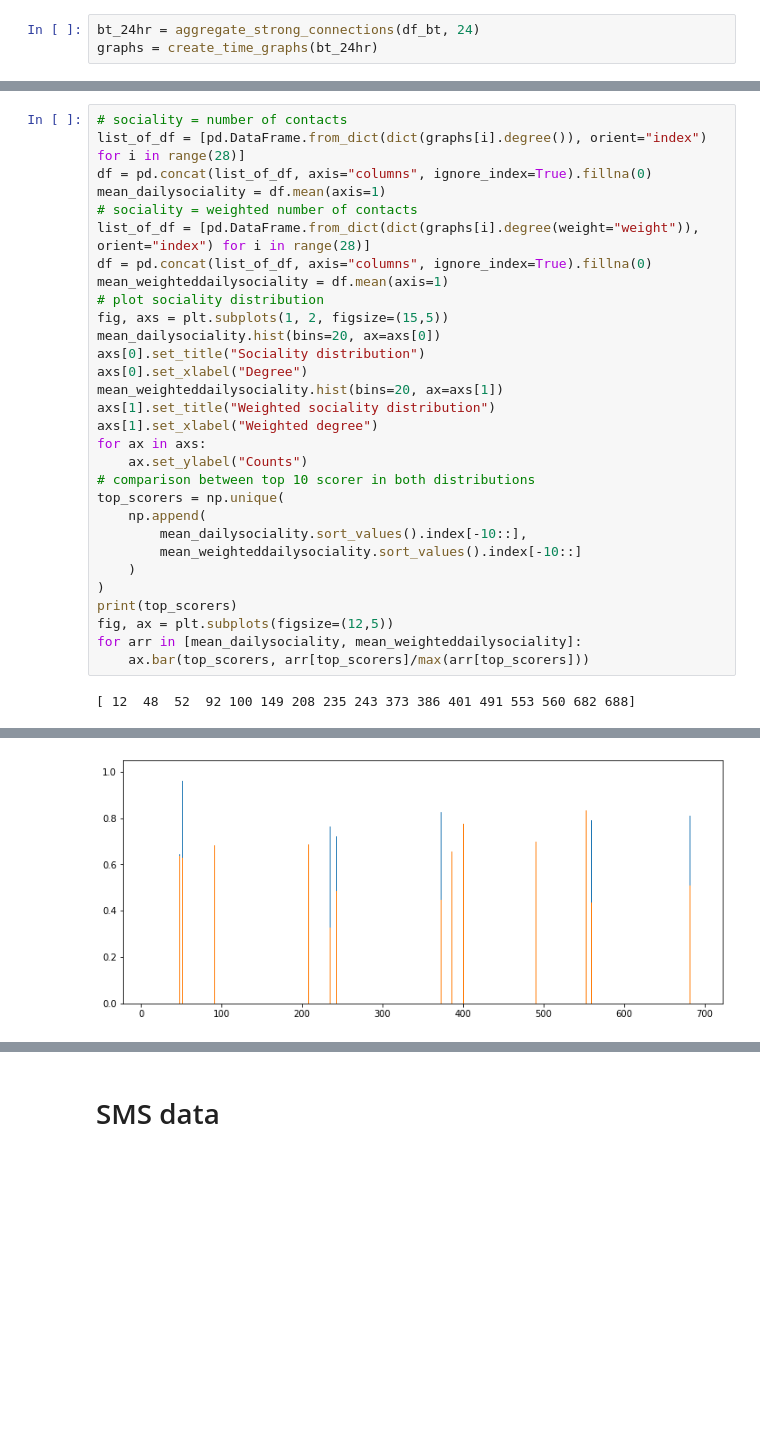
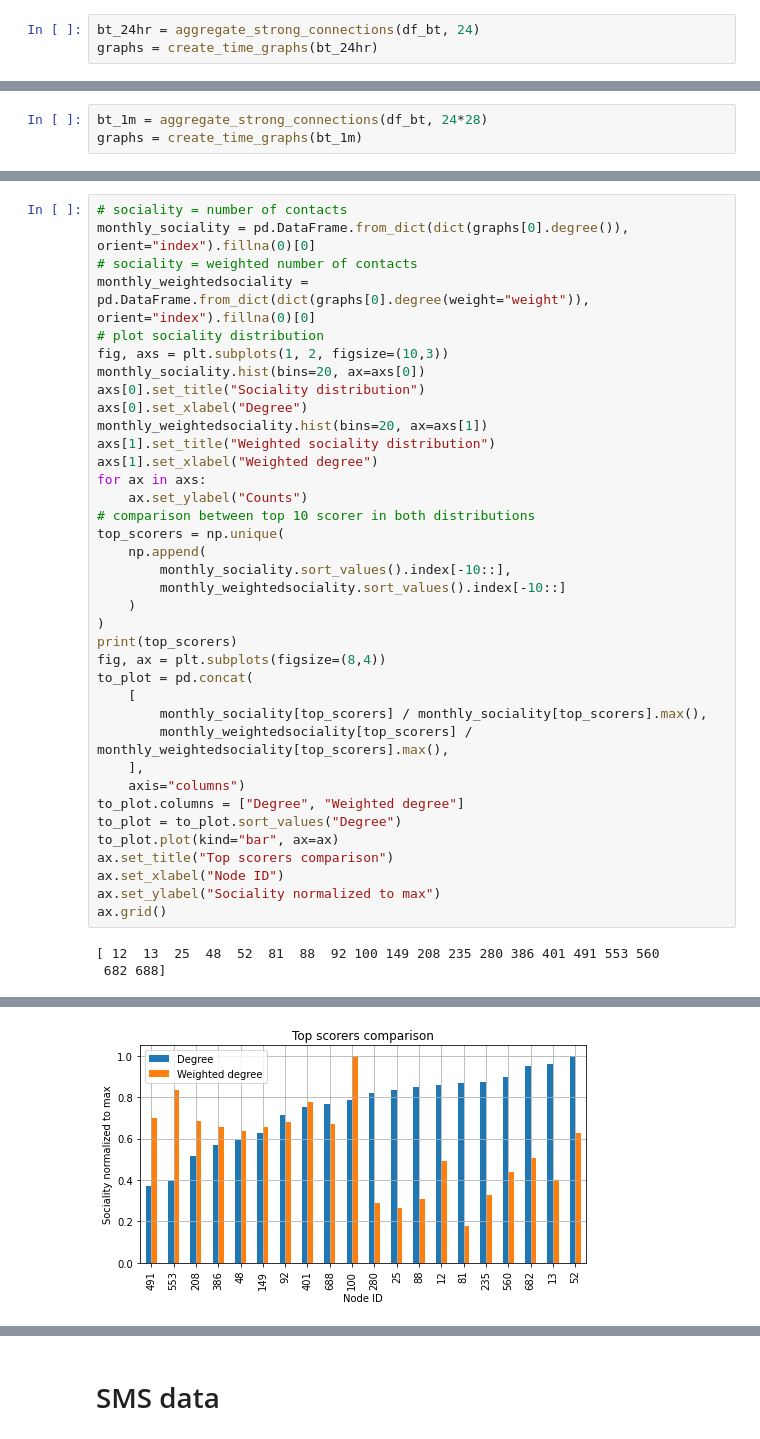
Before and after one commit to dariobaron/copenhagen_project, a Jupyter notebook: Dario_a_Copenhagen.ipynb, the cells around one changed output, grey strips where cells are left out. Cells and saved outputs as stored; diff of their text form; blank space fills up the shorter version.

```diff
--- a/Dario_a_Copenhagen.ipynb
+++ b/Dario_a_Copenhagen.ipynb
@@ -250,0 +260,3 @@ mean_weighteddailysociality[top_scorers].plot(kind="bar", ax=ax)
+# %%
+bt_1m = aggregate_strong_connections(df_bt, 24*28)
+graphs = create_time_graphs(bt_1m)
@@ -251,18 +278,14 @@ mean_weighteddailysociality[top_scorers].plot(kind="bar", ax=ax)
 # %%
 # sociality = number of contacts
-list_of_df = [pd.DataFrame.from_dict(dict(graphs[i].degree()), orient="index") for i in range(28)]
-df = pd.concat(list_of_df, axis="columns", ignore_index=True).fillna(0)
-mean_dailysociality = df.mean(axis=1)
+monthly_sociality = pd.DataFrame.from_dict(dict(graphs[0].degree()), orient="index").fillna(0)[0]
 # sociality = weighted number of contacts
-list_of_df = [pd.DataFrame.from_dict(dict(graphs[i].degree(weight="weight")), orient="index") for i in range(28)]
-df = pd.concat(list_of_df, axis="columns", ignore_index=True).fillna(0)
-mean_weighteddailysociality = df.mean(axis=1)
+monthly_weightedsociality = pd.DataFrame.from_dict(dict(graphs[0].degree(weight="weight")), orient="index").fillna(0)[0]
 # plot sociality distribution
-fig, axs = plt.subplots(1, 2, figsize=(15,5))
-mean_dailysociality.hist(bins=20, ax=axs[0])
+fig, axs = plt.subplots(1, 2, figsize=(10,3))
+monthly_sociality.hist(bins=20, ax=axs[0])
 axs[0].set_title("Sociality distribution")
 axs[0].set_xlabel("Degree")
-mean_weighteddailysociality.hist(bins=20, ax=axs[1])
+monthly_weightedsociality.hist(bins=20, ax=axs[1])
 axs[1].set_title("Weighted sociality distribution")
 axs[1].set_xlabel("Weighted degree")
 for ax in axs:
@@ -270,13 +293,25 @@ for ax in axs:
 # comparison between top 10 scorer in both distributions
 top_scorers = np.unique(
     np.append(
-        mean_dailysociality.sort_values().index[-10::],
-        mean_weighteddailysociality.sort_values().index[-10::]
+        monthly_sociality.sort_values().index[-10::],
+        monthly_weightedsociality.sort_values().index[-10::]
     )
 )
 print(top_scorers)
-fig, ax = plt.subplots(figsize=(12,5))
-for arr in [mean_dailysociality, mean_weighteddailysociality]:
-    ax.bar(top_scorers, arr[top_scorers]/max(arr[top_scorers]))
+fig, ax = plt.subplots(figsize=(8,4))
+to_plot = pd.concat(
+    [
+        monthly_sociality[top_scorers] / monthly_sociality[top_scorers].max(),
+        monthly_weightedsociality[top_scorers] / monthly_weightedsociality[top_scorers].max(),
+    ],
+    axis="columns")
+to_plot.columns = ["Degree", "Weighted degree"]
+to_plot = to_plot.sort_values("Degree")
+to_plot.plot(kind="bar", ax=ax)
+ax.set_title("Top scorers comparison")
+ax.set_xlabel("Node ID")
+ax.set_ylabel("Sociality normalized to max")
+ax.grid()
 # %% [output]
-[ 12  48  52  92 100 149 208 235 243 373 386 401 491 553 560 682 688]
+[ 12  13  25  48  52  81  88  92 100 149 208 235 280 386 401 491 553 560
+ 682 688]
@@ -284 +319 @@ for arr in [mean_dailysociality, mean_weighteddailysociality]:
-[figure, old version]
+[figure, new version]
```
Also changed, not shown: parts of 14 cells of this notebook, 1 other file.
